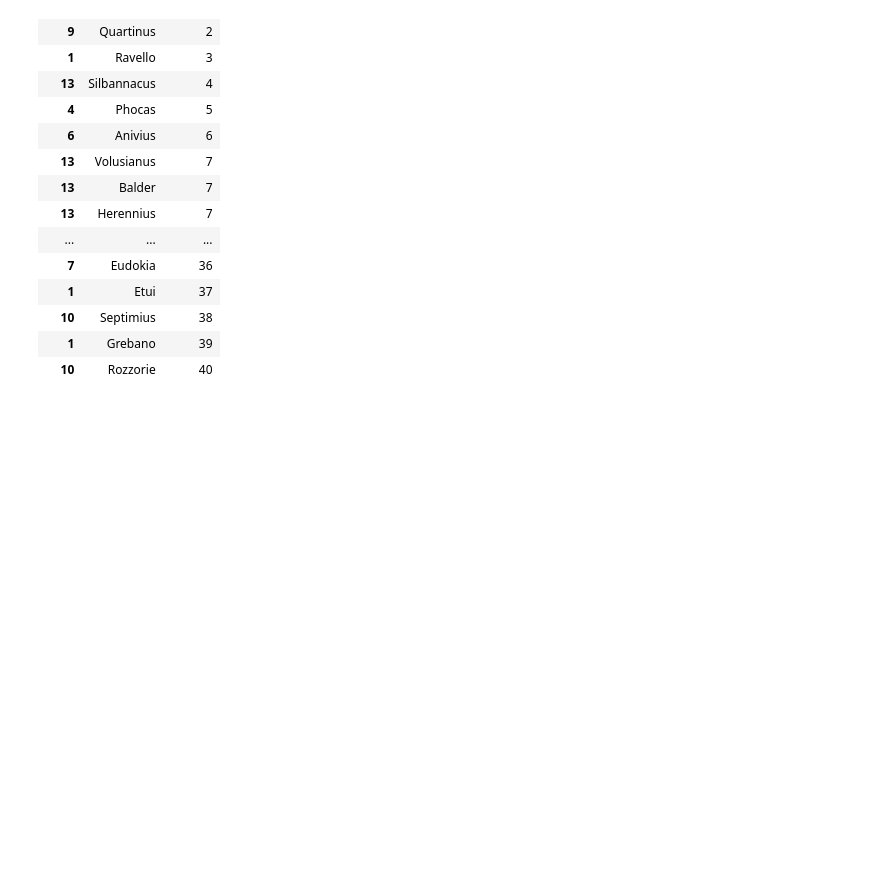
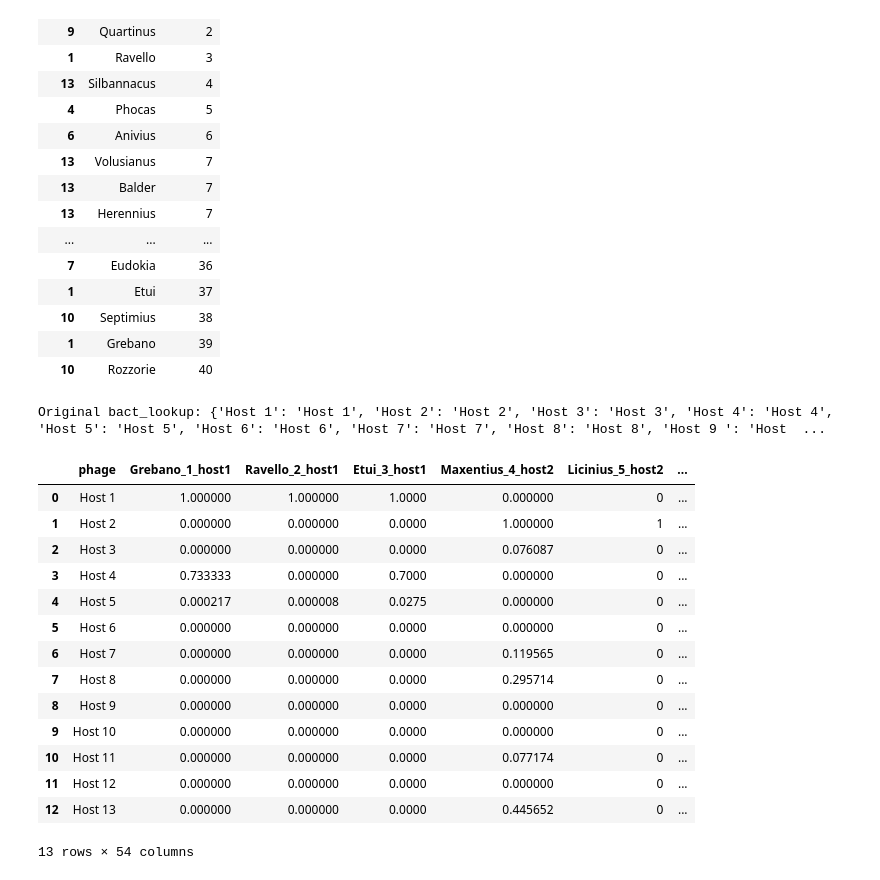
Before and after one commit to azzy72/PredictPhagePPI, a Jupyter notebook: notebooks/phylogeny_and_minhash.ipynb, the cells around one changed output. Drawn from its saved outputs; the diff is of its cells as text; code cells hidden in the pictures; blank space fills up the shorter version.

```diff
--- a/notebooks/phylogeny_and_minhash.ipynb
+++ b/notebooks/phylogeny_and_minhash.ipynb
@@ -1421,3 +1425,25 @@ Index(['KU4', 'KU9', 'KU10', 'KU6', 'KU8', 'KU6'], dtype='str', name='label')
 | 10 | Septimius | 38 |
 | 1 | Grebano | 39 |
 | 10 | Rozzorie | 40 |
+# %%
+bact_lookup, host_range_df = call_hostrange_df(os.path.join(raw_data_path, "phagehost_KU/data2_EOP.xlsx"), sheet_name="Sheet1", data2=True)
+print("Original bact_lookup:", bact_lookup)
+bact_lookup = {k: (v.split()[0][0] + v.split()[1] if len(v.split()) > 1 else v) for k, v in bact_lookup.items()}
+display(host_range_df)
+# %% [output]
+Original bact_lookup: {'Host 1': 'Host 1', 'Host 2': 'Host 2', 'Host 3': 'Host 3', 'Host 4': 'Host 4', 'Host 5': 'Host 5', 'Host 6': 'Host 6', 'Host 7': 'Host 7', 'Host 8': 'Host 8', 'Host 9 ': 'Host  ...
+|  | phage | Grebano_1_host1 | Ravello_2_host1 | Etui_3_host1 | Maxentius_4_host2 | Licinius_5_host2 | ... |
+| 0 | Host 1 | 1.000000 | 1.000000 | 1.0000 | 0.000000 | 0 | ... |
+| 1 | Host 2 | 0.000000 | 0.000000 | 0.0000 | 1.000000 | 1 | ... |
+| 2 | Host 3 | 0.000000 | 0.000000 | 0.0000 | 0.076087 | 0 | ... |
+| 3 | Host 4 | 0.733333 | 0.000000 | 0.7000 | 0.000000 | 0 | ... |
+| 4 | Host 5 | 0.000217 | 0.000008 | 0.0275 | 0.000000 | 0 | ... |
+| 5 | Host 6 | 0.000000 | 0.000000 | 0.0000 | 0.000000 | 0 | ... |
+| 6 | Host 7 | 0.000000 | 0.000000 | 0.0000 | 0.119565 | 0 | ... |
+| 7 | Host 8 | 0.000000 | 0.000000 | 0.0000 | 0.295714 | 0 | ... |
+| 8 | Host 9 | 0.000000 | 0.000000 | 0.0000 | 0.000000 | 0 | ... |
+| 9 | Host 10 | 0.000000 | 0.000000 | 0.0000 | 0.000000 | 0 | ... |
+| 10 | Host 11 | 0.000000 | 0.000000 | 0.0000 | 0.077174 | 0 | ... |
+| 11 | Host 12 | 0.000000 | 0.000000 | 0.0000 | 0.000000 | 0 | ... |
+| 12 | Host 13 | 0.000000 | 0.000000 | 0.0000 | 0.445652 | 0 | ... |
+13 rows × 54 columns
```
Also changed, not shown: parts of 12 cells of this notebook, 11 other files.
